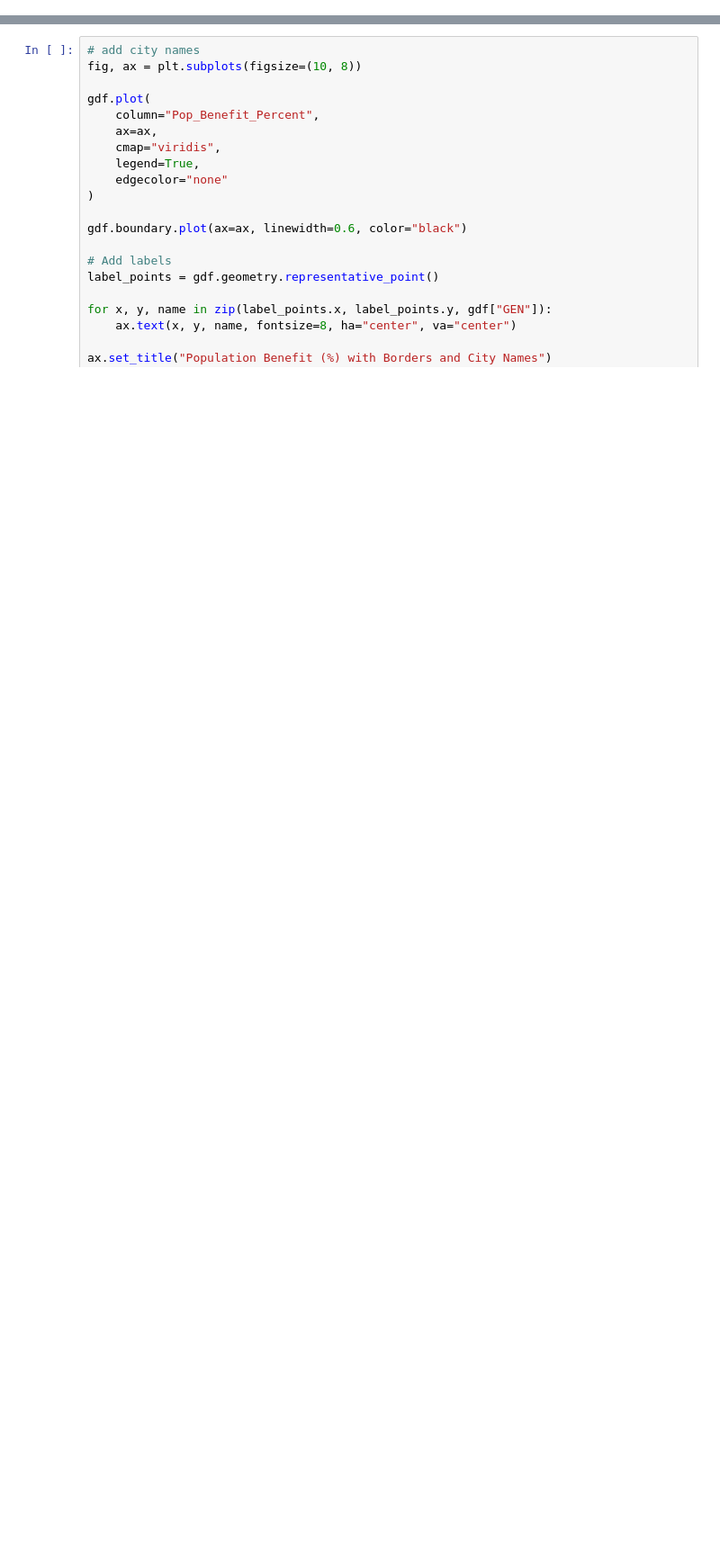
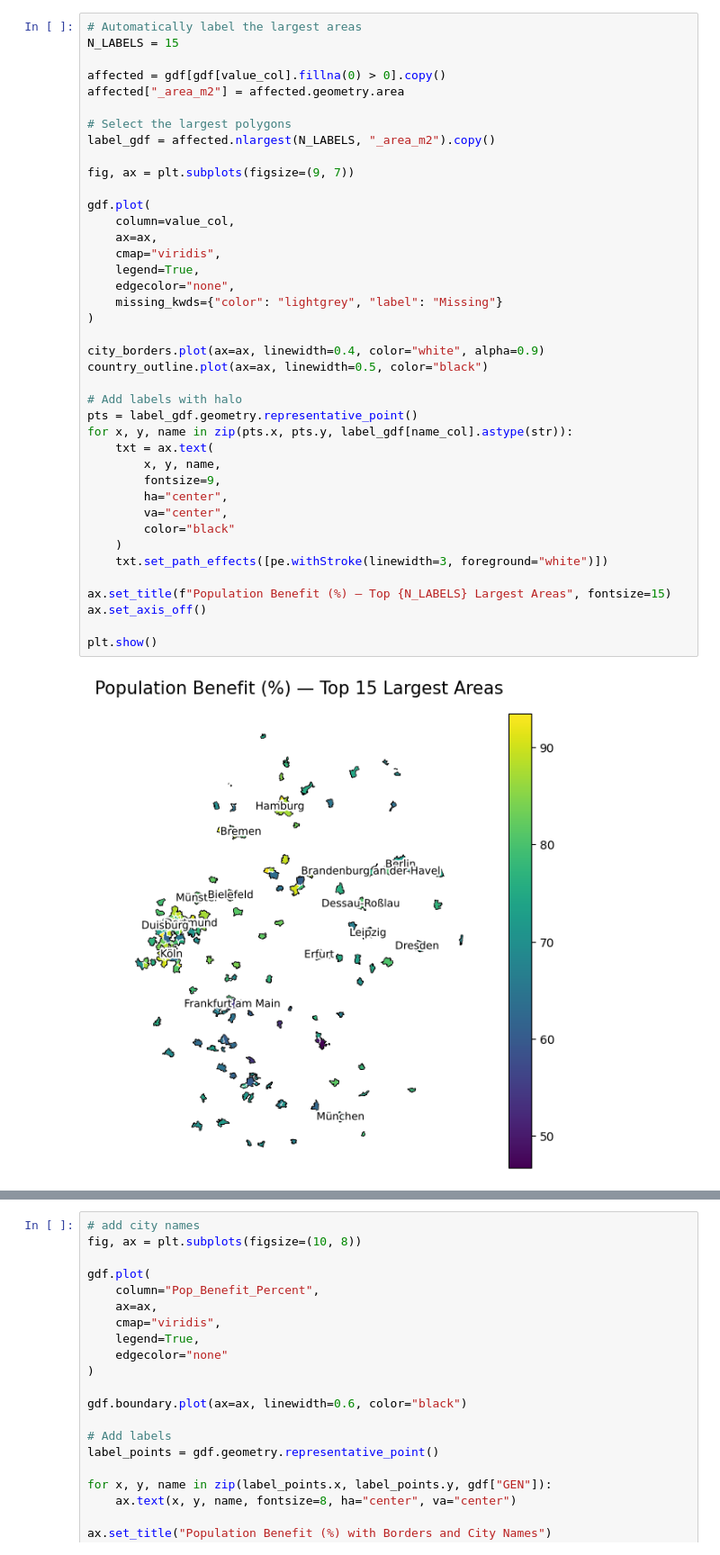
Before and after one commit to ioer-dresden/jupyter-book-ioerdata, a Jupyter notebook: notebooks/ioerdata_api/03_basic_visualization.ipynb, the cells around one changed output, grey strips where cells are left out. Shown at 90% size. Cells and saved outputs as stored; diff of their text form; blank space fills up the shorter version.

```diff
--- a/notebooks/ioerdata_api/03_basic_visualization.ipynb
+++ b/notebooks/ioerdata_api/03_basic_visualization.ipynb
@@ -98,0 +191,42 @@ Index(['AGS', 'GEN', 'NUTS', 'Shape_Leng', 'Shape_Area', 'Pop_Benefit_Percent',
+# %%
+# Automatically label the largest areas
+N_LABELS = 15
+
+affected = gdf[gdf[value_col].fillna(0) > 0].copy()
+affected["_area_m2"] = affected.geometry.area
+
+# Select the largest polygons
+label_gdf = affected.nlargest(N_LABELS, "_area_m2").copy()
+
+fig, ax = plt.subplots(figsize=(9, 7))
+
+gdf.plot(
+    column=value_col,
+    ax=ax,
+    cmap="viridis",
+    legend=True,
+    edgecolor="none",
+    missing_kwds={"color": "lightgrey", "label": "Missing"}
+)
+
+city_borders.plot(ax=ax, linewidth=0.4, color="white", alpha=0.9)
+country_outline.plot(ax=ax, linewidth=0.5, color="black")
+
+# Add labels with halo
+pts = label_gdf.geometry.representative_point()
+for x, y, name in zip(pts.x, pts.y, label_gdf[name_col].astype(str)):
+    txt = ax.text(
+        x, y, name,
+        fontsize=9,
+        ha="center",
+        va="center",
+        color="black"
+    )
+    txt.set_path_effects([pe.withStroke(linewidth=3, foreground="white")])
+
+ax.set_title(f"Population Benefit (%) — Top {N_LABELS} Largest Areas", fontsize=15)
+ax.set_axis_off()
+
+plt.show()
+# %% [output]
+[figure, added]
```
Also changed, not shown: parts of 24 cells of this notebook, 5 other files.
